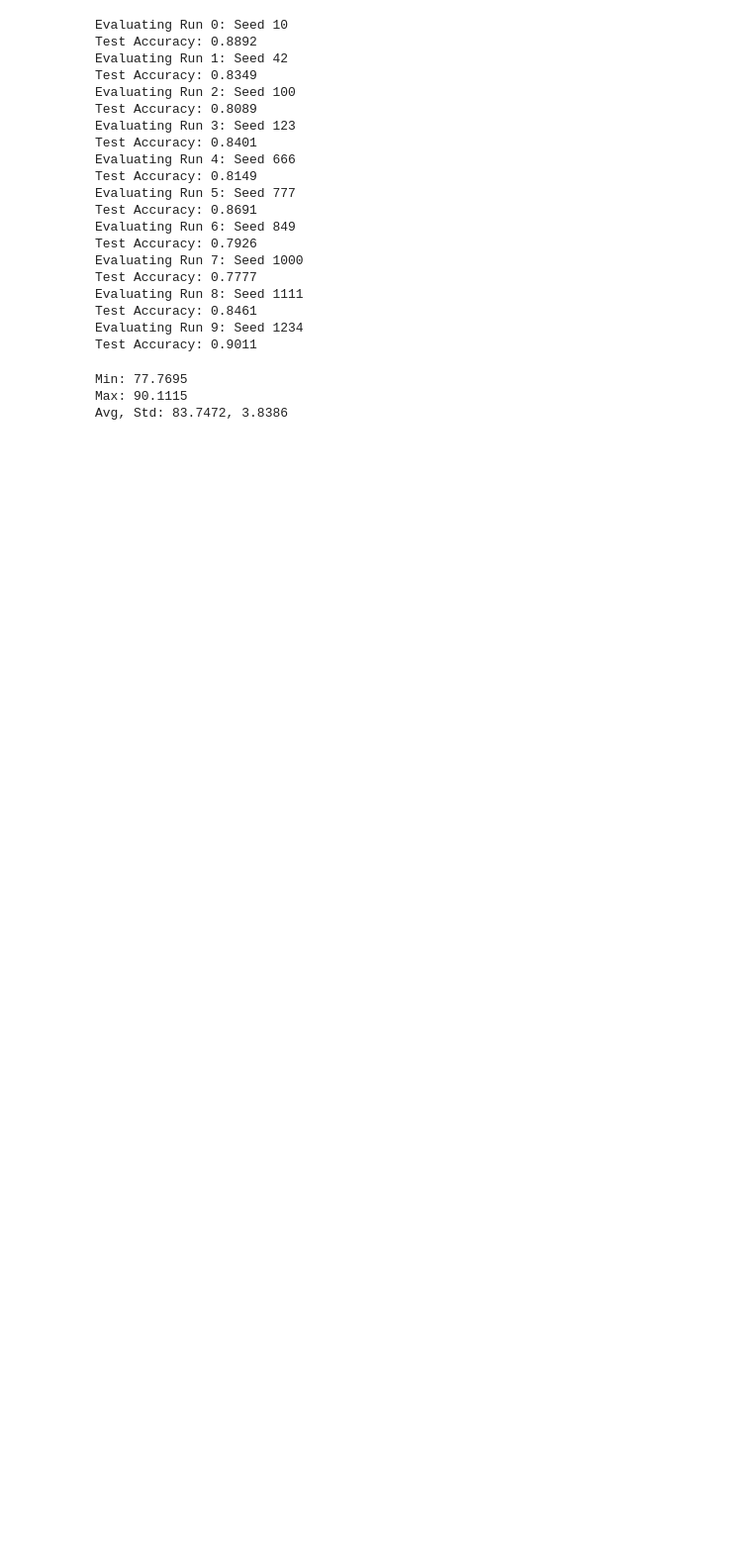
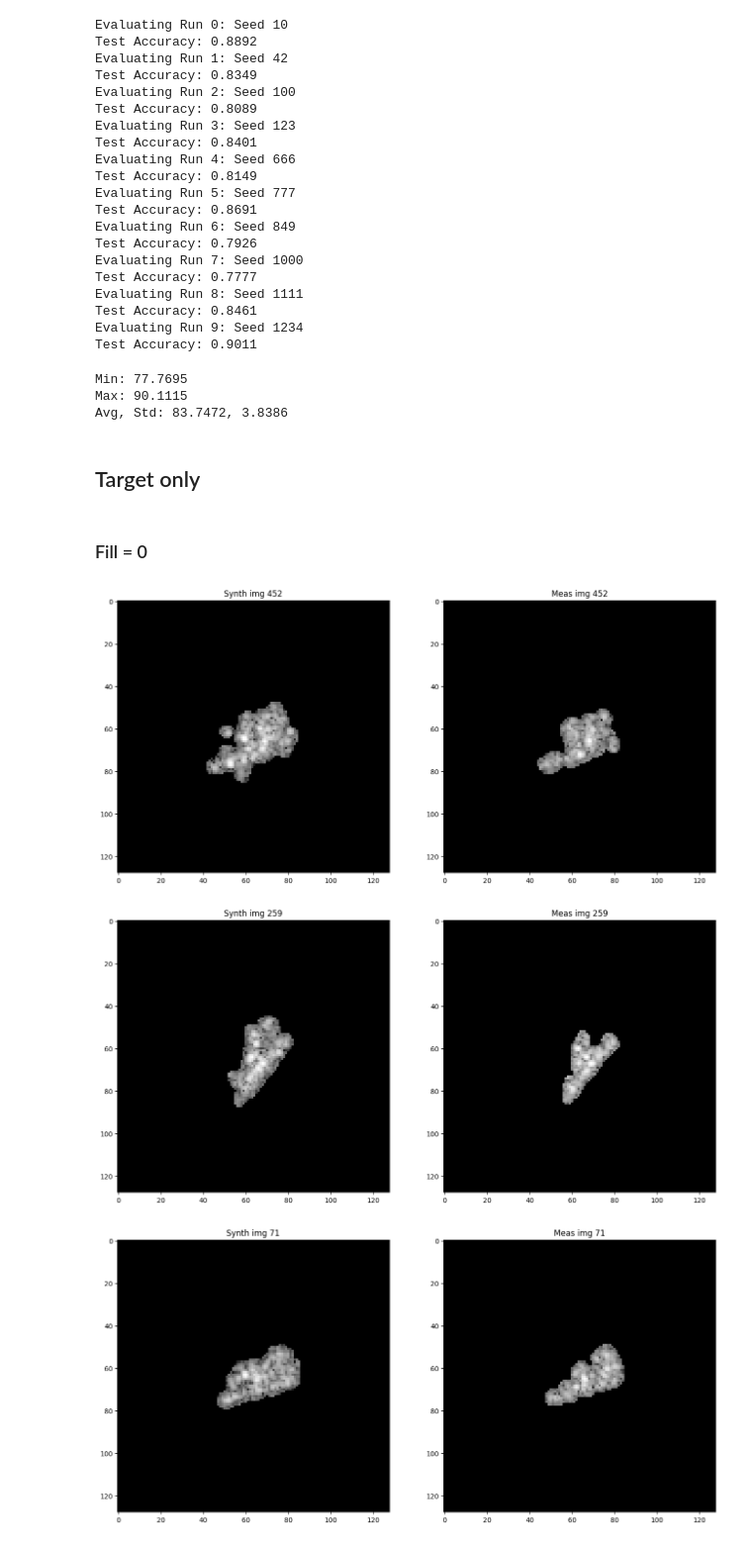
Before and after one commit to alvin-ng44/SAR_ML, a Jupyter notebook: notebooks/SSR/Segmentation/Zhao/wo_aug.ipynb, the cells around one changed output. Shown at 99% size. Saved outputs shown, nothing was run; the diff lists cells and outputs as text; code cells hidden in the pictures; blank space fills up the shorter version.

```diff
--- a/notebooks/SSR/Segmentation/Zhao/wo_aug.ipynb
+++ b/notebooks/SSR/Segmentation/Zhao/wo_aug.ipynb
@@ -579,3 +620,27 @@ print(f"Avg, Std: {test_acc_arr.mean() * 100:.4f}, {test_acc_arr.std() * 100:.4f
 Min: 77.7695
 Max: 90.1115
 Avg, Std: 83.7472, 3.8386
+# %% [markdown]
+## Target only
+# %% [markdown]
+### Fill = 0
+# %%
+for i in [ 452,  259,   71,  627,  419, 1102, 1104, 1036,  777,  820]:
+    synth_img = seg_target_synth_ds[i][0][0]
+    meas_img = seg_target_meas_ds[i][0][0]
+
+    fig = plt.figure(figsize = (16, 9))
+
+    ax0 = fig.add_subplot(1, 2, 1)
+    ax0.imshow(synth_img, vmin = 0, vmax = 1, cmap = "gray")
+    ax0.set_title(f"Synth img {i}")
+
+    ax1 = fig.add_subplot(1, 2, 2)
+    ax1.imshow(meas_img, vmin = 0, vmax = 1, cmap = "gray")
+    ax1.set_title(f"Meas img {i}")
+
+    plt.show()
+# %% [output]
+[figure, added]
+[figure, added]
+[figure, added]
```
Also changed, not shown: parts of 16 cells of this notebook, 2 other files.
